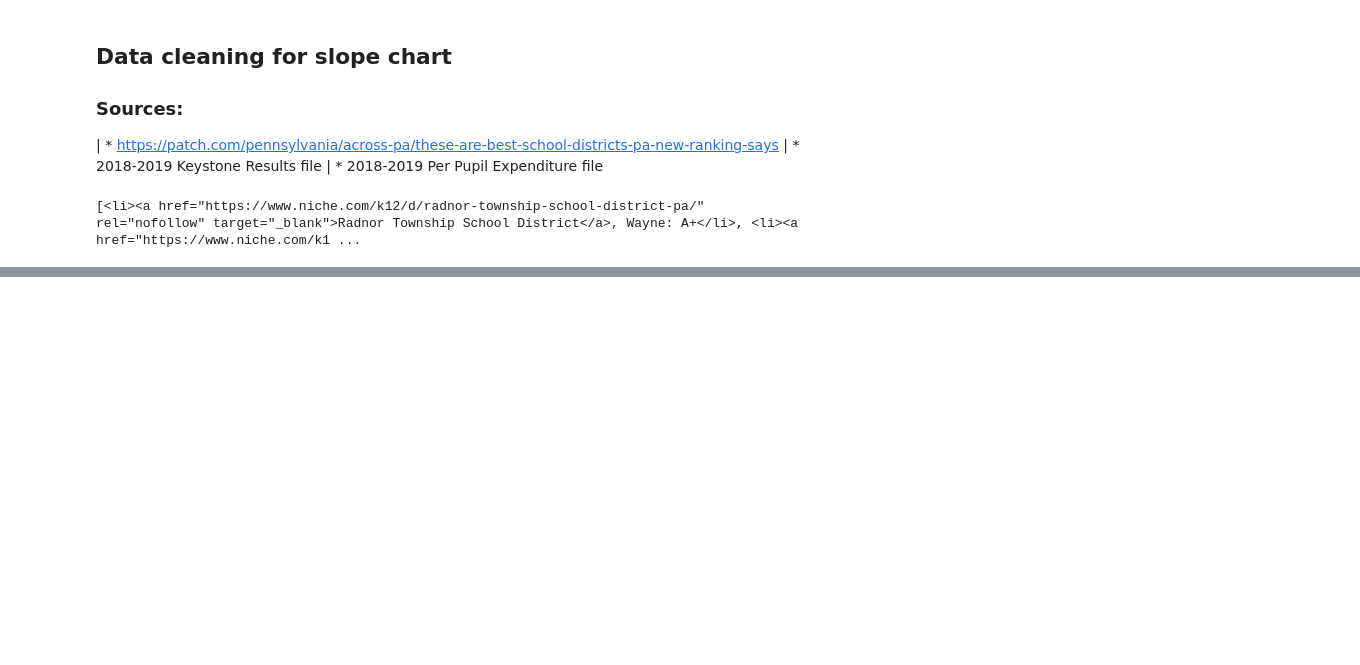
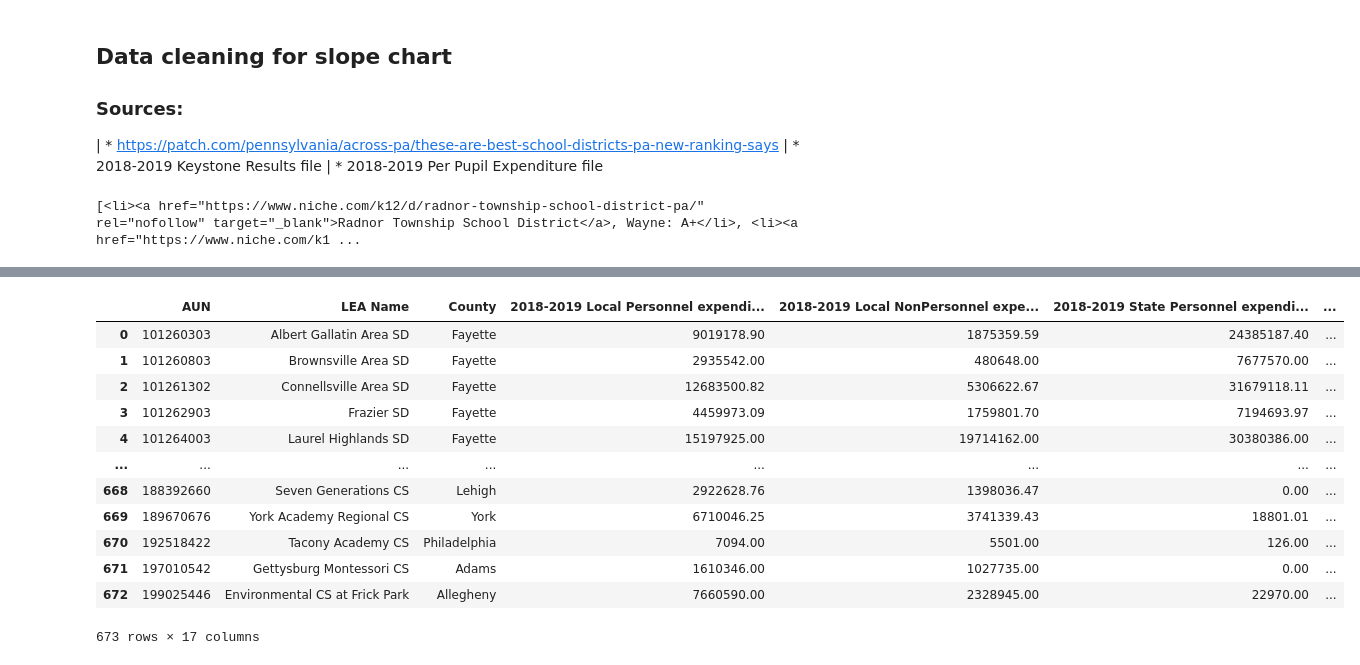
Before and after one commit to 4a6166/UPenn-Data---Project-3, a Jupyter notebook: katy.ipynb, the cells around one changed output, grey strips where cells are left out. Drawn from its saved outputs; the diff is of its cells as text; code cells hidden in the pictures; blank space fills up the shorter version.

```diff
--- a/katy.ipynb
+++ b/katy.ipynb
@@ -33,0 +53,24 @@ top_pa_schools=[]
+# %%
+# Add column for total per pupil expenditures
+ppe_2019_df["Total Per Pupil Expenditure 2018-19"]= \
+    ppe_2019_df["2018-2019 Local Per Pupil Expenditure"] + \
+    ppe_2019_df["2018-2019 Local NonPer Pupil Expenditure"] + \
+    ppe_2019_df["2018-2019 State Per Pupil Expenditure"] + \
+    ppe_2019_df["2018-2019 State NonPer Pupil Expenditure"] + \
+    ppe_2019_df["2018-2019 Federal Per Pupil Expenditure"] + \
+    ppe_2019_df["2018-2019 Federal NonPer Pupil Expenditure"]
+ppe_2019_df
+# %% [output]
+|  | AUN | LEA Name | County | 2018-2019 Local Personnel expendi... | 2018-2019 Local NonPersonnel expe... | 2018-2019 State Personnel expendi... | ... |
+| 0 | 101260303 | Albert Gallatin Area SD | Fayette | 9019178.90 | 1875359.59 | 24385187.40 | ... |
+| 1 | 101260803 | Brownsville Area SD | Fayette | 2935542.00 | 480648.00 | 7677570.00 | ... |
+| 2 | 101261302 | Connellsville Area SD | Fayette | 12683500.82 | 5306622.67 | 31679118.11 | ... |
+| 3 | 101262903 | Frazier SD | Fayette | 4459973.09 | 1759801.70 | 7194693.97 | ... |
+| 4 | 101264003 | Laurel Highlands SD | Fayette | 15197925.00 | 19714162.00 | 30380386.00 | ... |
+| ... | ... | ... | ... | ... | ... | ... | ... |
+| 668 | 188392660 | Seven Generations CS | Lehigh | 2922628.76 | 1398036.47 | 0.00 | ... |
+| 669 | 189670676 | York Academy Regional CS | York | 6710046.25 | 3741339.43 | 18801.01 | ... |
+| 670 | 192518422 | Tacony Academy CS | Philadelphia | 7094.00 | 5501.00 | 126.00 | ... |
+| 671 | 197010542 | Gettysburg Montessori CS | Adams | 1610346.00 | 1027735.00 | 0.00 | ... |
+| 672 | 199025446 | Environmental CS at Frick Park | Allegheny | 7660590.00 | 2328945.00 | 22970.00 | ... |
+673 rows × 17 columns
```
Also changed, not shown: parts of 2 cells of this notebook, 1 other file.
